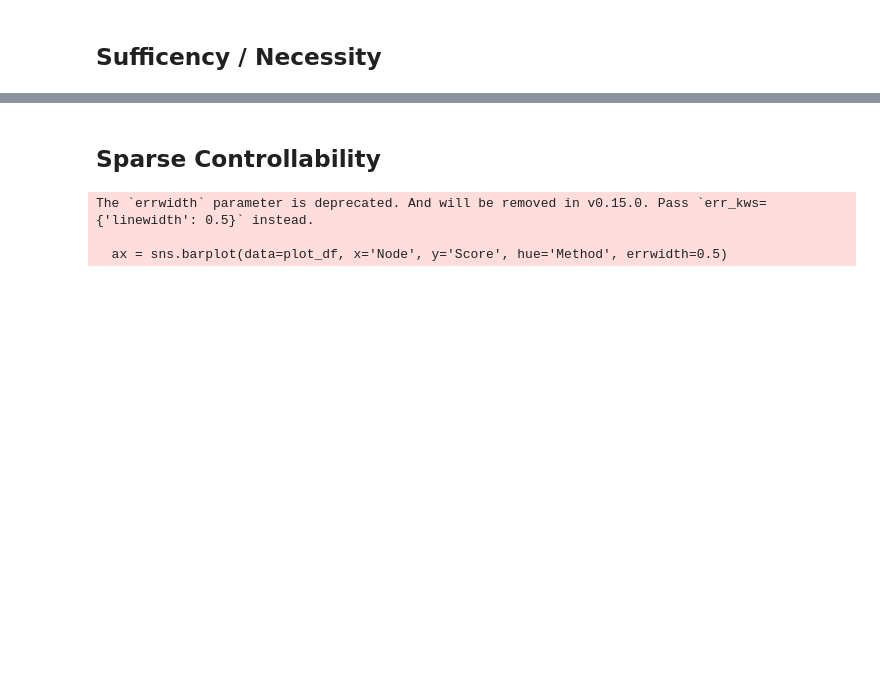
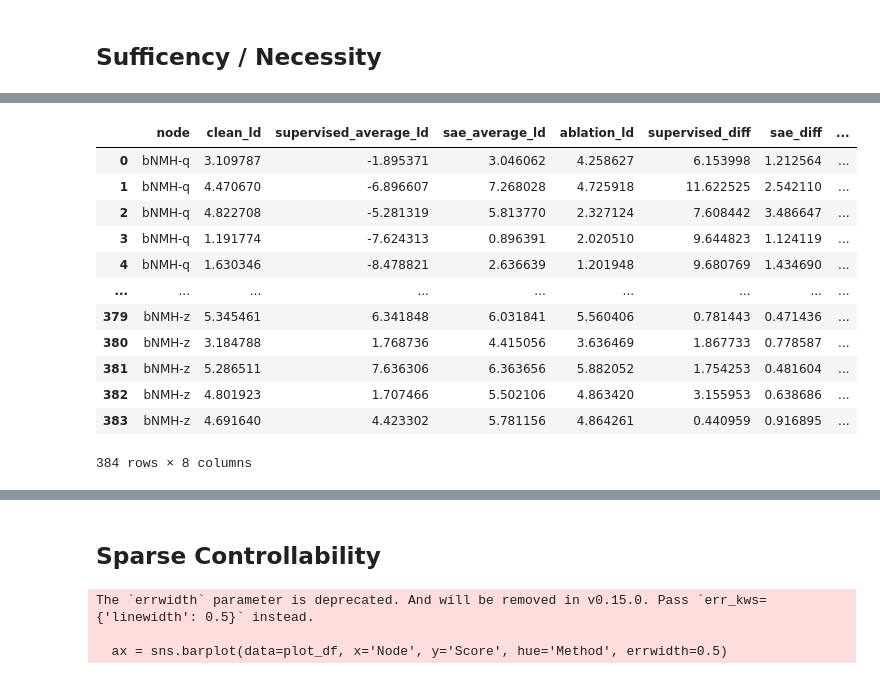
Before and after one commit to ghidav/sae-transfer-learning, a Jupyter notebook: eval_analysis.ipynb, the cells around one changed output, grey strips where cells are left out. Saved outputs shown, nothing was run; the diff lists cells and outputs as text; code cells hidden in the pictures; blank space fills up the shorter version.

```diff
--- a/eval_analysis.ipynb
+++ b/eval_analysis.ipynb
@@ -53 +307,17 @@ necessity_df = necessity_df.groupby('node').mean()
+# %%
+necessity_df
+# %% [output]
+|  | node | clean_ld | supervised_average_ld | sae_average_ld | ablation_ld | supervised_diff | sae_diff | ... |
+| 0 | bNMH-q | 3.109787 | -1.895371 | 3.046062 | 4.258627 | 6.153998 | 1.212564 | ... |
+| 1 | bNMH-q | 4.470670 | -6.896607 | 7.268028 | 4.725918 | 11.622525 | 2.542110 | ... |
+| 2 | bNMH-q | 4.822708 | -5.281319 | 5.813770 | 2.327124 | 7.608442 | 3.486647 | ... |
+| 3 | bNMH-q | 1.191774 | -7.624313 | 0.896391 | 2.020510 | 9.644823 | 1.124119 | ... |
+| 4 | bNMH-q | 1.630346 | -8.478821 | 2.636639 | 1.201948 | 9.680769 | 1.434690 | ... |
+| ... | ... | ... | ... | ... | ... | ... | ... | ... |
+| 379 | bNMH-z | 5.345461 | 6.341848 | 6.031841 | 5.560406 | 0.781443 | 0.471436 | ... |
+| 380 | bNMH-z | 3.184788 | 1.768736 | 4.415056 | 3.636469 | 1.867733 | 0.778587 | ... |
+| 381 | bNMH-z | 5.286511 | 7.636306 | 6.363656 | 5.882052 | 1.754253 | 0.481604 | ... |
+| 382 | bNMH-z | 4.801923 | 1.707466 | 5.502106 | 4.863420 | 3.155953 | 0.638686 | ... |
+| 383 | bNMH-z | 4.691640 | 4.423302 | 5.781156 | 4.864261 | 0.440959 | 0.916895 | ... |
+384 rows × 8 columns
 # %%
```
Also changed, not shown: parts of 25 cells of this notebook, 4 other files.
